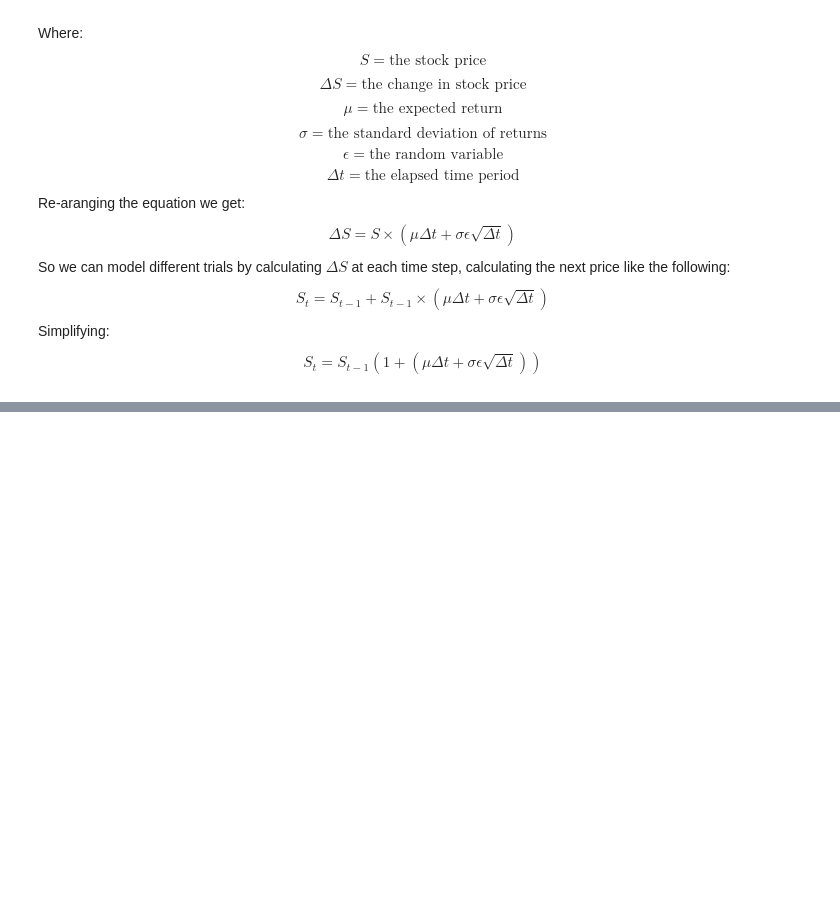
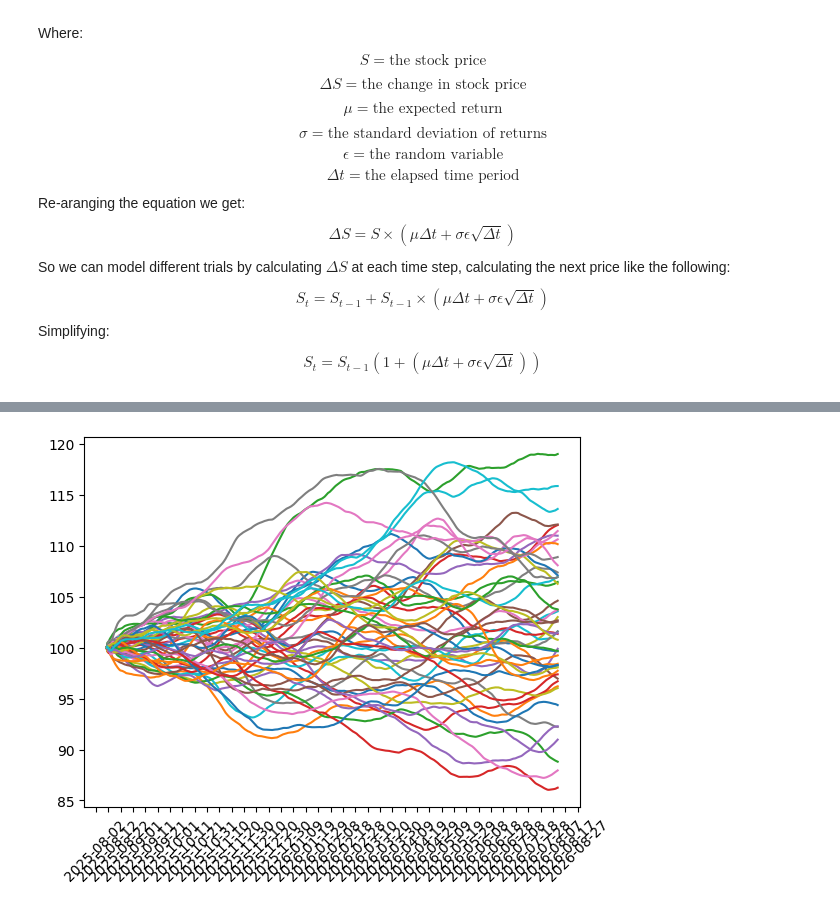
Before and after one commit to manning-capital/mc-notebooks, a Jupyter notebook: mean-reversion.ipynb, the cells around one changed output, grey strips where cells are left out. Saved outputs shown, nothing was run; the diff lists cells and outputs as text; code cells hidden in the pictures; blank space fills up the shorter version.

```diff
--- a/mean-reversion.ipynb
+++ b/mean-reversion.ipynb
@@ -82,31 +99,35 @@ S = S_0 * np.cumprod(1 + mu * delta_t + sigma * epsilon * np.sqrt(delta_t), axis
 # %%
 # Create kernel for convolution
-window = 1000
+# 30 days with minutely resolution: 30 * 24 * 60 = 43,200 minutes
+window = 30 * 24 * 60
 kernel = np.ones(window) / window
 
 # Apply convolution to each row
 result = np.apply_along_axis(
     lambda x: np.convolve(x, kernel, mode='valid'),
     axis=1,
     arr=S
 )
 S_means = np.full_like(S, np.nan)
 S_means[:, window-1:] = result
 
 # Fill the beginning with expanding means
 for i in range(S.shape[0]):  # For each row
     for j in range(window-1):  # For each position before full window
         if j == 0:
             # First position: just the first value
             S_means[i, j] = S[i, j]
         else:
             # Other positions: mean of all available data points
             S_means[i, j] = np.mean(S[i, :j+1])
 
 # Plot
-# for i in range(N_sims):
-#     time_stride = 100
-#     T_subset = T[::time_stride]
-#     S_means_subset = S_means[i, ::time_stride]
-#     plt.plot(T_subset, S_means_subset)
-# plt.show()
+N_plots = 50
+for i in tqdm(np.linspace(0, N_sims - 1, N_plots).astype(int)):
+    plt.gca().xaxis.set_major_formatter(mdates.DateFormatter('%Y-%m-%d'))
+    plt.gca().xaxis.set_major_locator(mdates.DayLocator(interval=10))  # Show every 10th day
+    plt.xticks(rotation=45)
+    plt.plot(T, S_means[i, :])
+plt.show()
+# %% [output]
+[figure, added]
```
Also changed, not shown: parts of 7 cells of this notebook, 5 other files.
